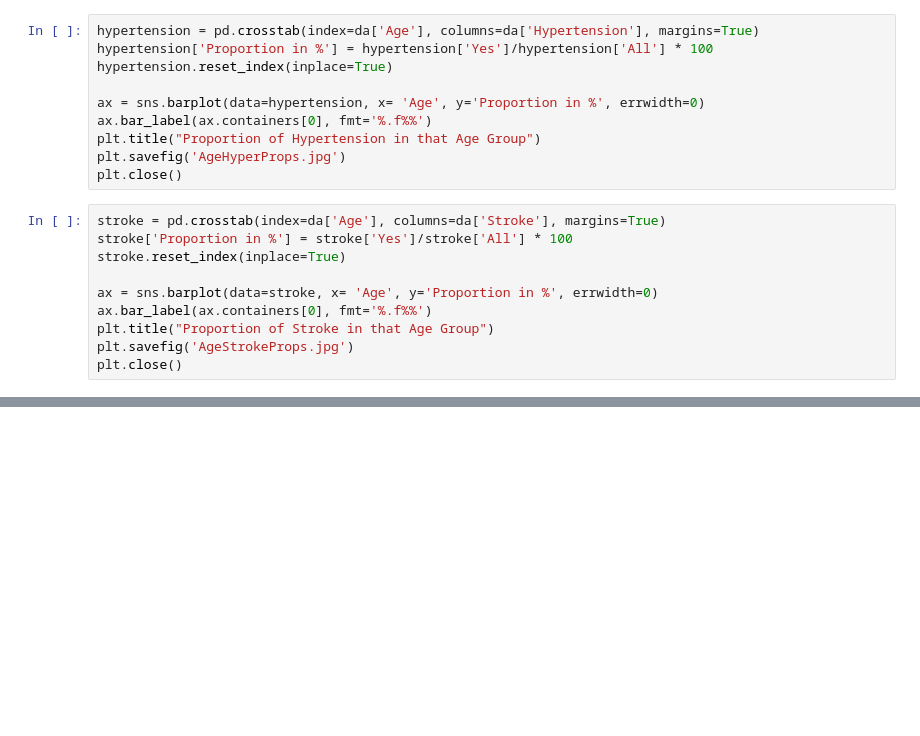
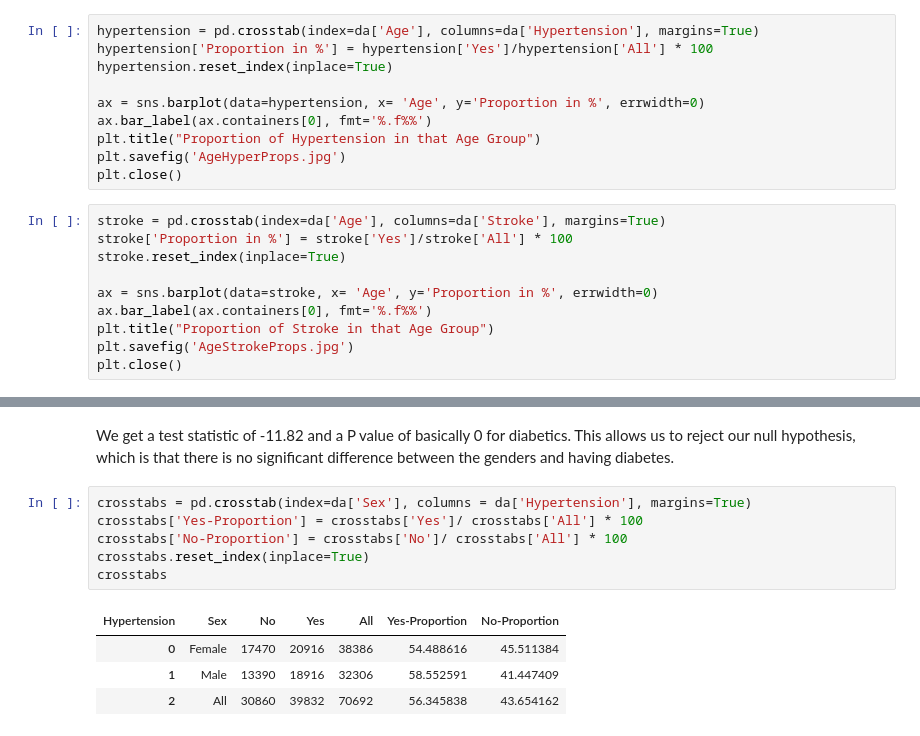
Before and after one commit to mz123analysis/Health-Analysis, a Jupyter notebook: Analysis/Analysis of our Heath Data.ipynb, the cells around one changed output, grey strips where cells are left out. Cells and saved outputs as stored; diff of their text form; blank space fills up the shorter version.

```diff
--- a/Analysis/Untitled-1.ipynb
+++ b/Analysis/Analysis of our Heath Data.ipynb
@@ -138,0 +170,13 @@ As we can see, as the people get older, both diabetes, hypertension, stroke incr
+# %% [markdown]
+We get a test statistic of -11.82 and a P value of basically 0 for diabetics. This allows us to reject our null hypothesis, which is that there is no significant difference between the genders and having diabetes.
+# %%
+crosstabs = pd.crosstab(index=da['Sex'], columns = da['Hypertension'], margins=True)
+crosstabs['Yes-Proportion'] = crosstabs['Yes']/ crosstabs['All'] * 100
+crosstabs['No-Proportion'] = crosstabs['No']/ crosstabs['All'] * 100
+crosstabs.reset_index(inplace=True)
+crosstabs
+# %% [output]
+| Hypertension | Sex | No | Yes | All | Yes-Proportion | No-Proportion |
+| 0 | Female | 17470 | 20916 | 38386 | 54.488616 | 45.511384 |
+| 1 | Male | 13390 | 18916 | 32306 | 58.552591 | 41.447409 |
+| 2 | All | 30860 | 39832 | 70692 | 56.345838 | 43.654162 |
```
Also changed, not shown: parts of 34 cells of this notebook, 6 other files.
